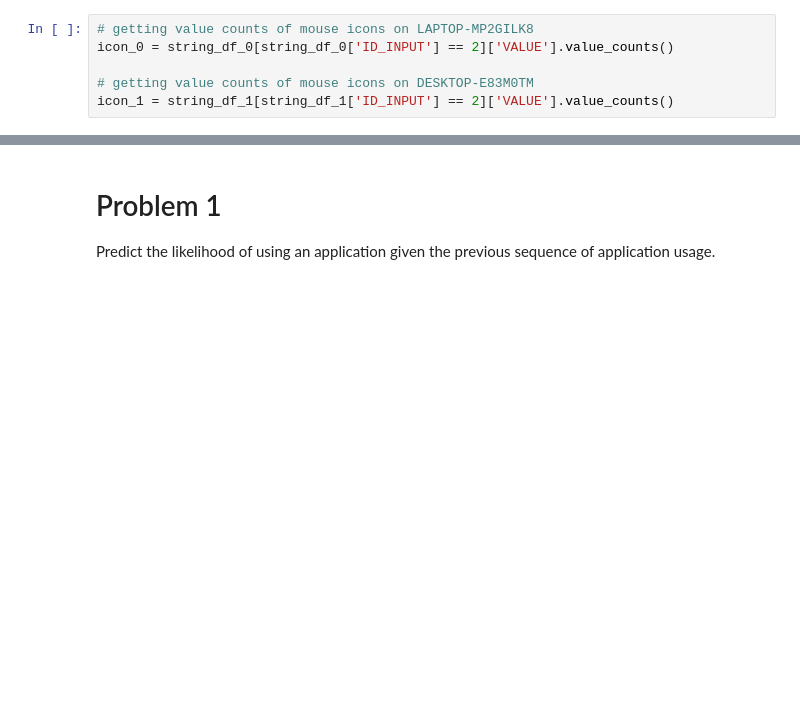
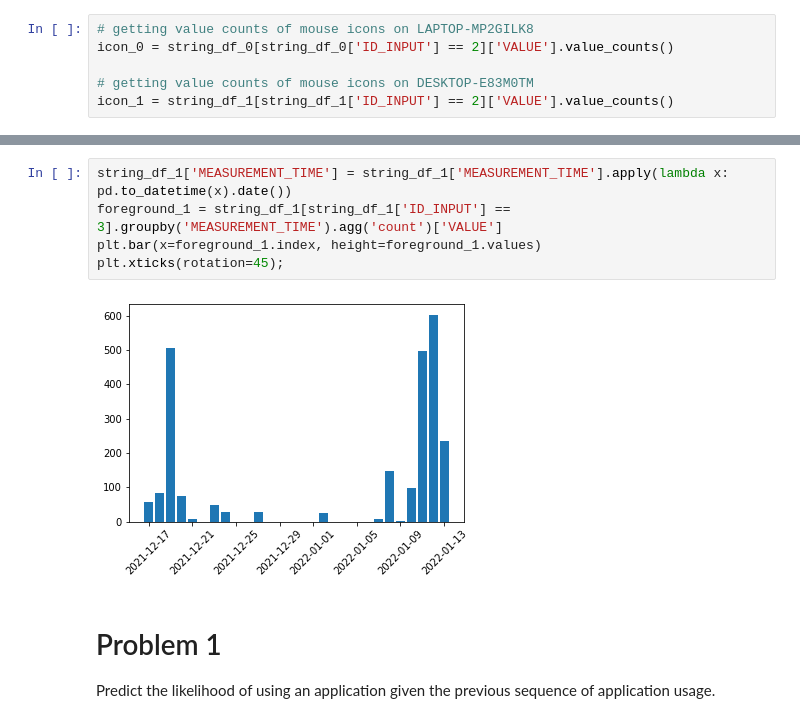
Before and after one commit to jared8thach/DSC180-ILs, a Jupyter notebook: quarter_2/group3_problem1.ipynb, the cells around one changed output, grey strips where cells are left out. Cells and saved outputs as stored; diff of their text form; blank space fills up the shorter version.

```diff
--- a/quarter_2/group3_problem1.ipynb
+++ b/quarter_2/group3_problem1.ipynb
@@ -152,3 +176,10 @@ ax2.set_title('DESKTOP-E83M0TM');
+# %%
+string_df_1['MEASUREMENT_TIME'] = string_df_1['MEASUREMENT_TIME'].apply(lambda x: pd.to_datetime(x).date())
+foreground_1 = string_df_1[string_df_1['ID_INPUT'] == 3].groupby('MEASUREMENT_TIME').agg('count')['VALUE']
+plt.bar(x=foreground_1.index, height=foreground_1.values)
+plt.xticks(rotation=45);
+# %% [output]
+[figure, added]
 # %% [markdown]
 # Problem 1
 Predict the likelihood of using an application given the previous sequence of application usage.
```
Also changed, not shown: parts of 17 cells of this notebook.
